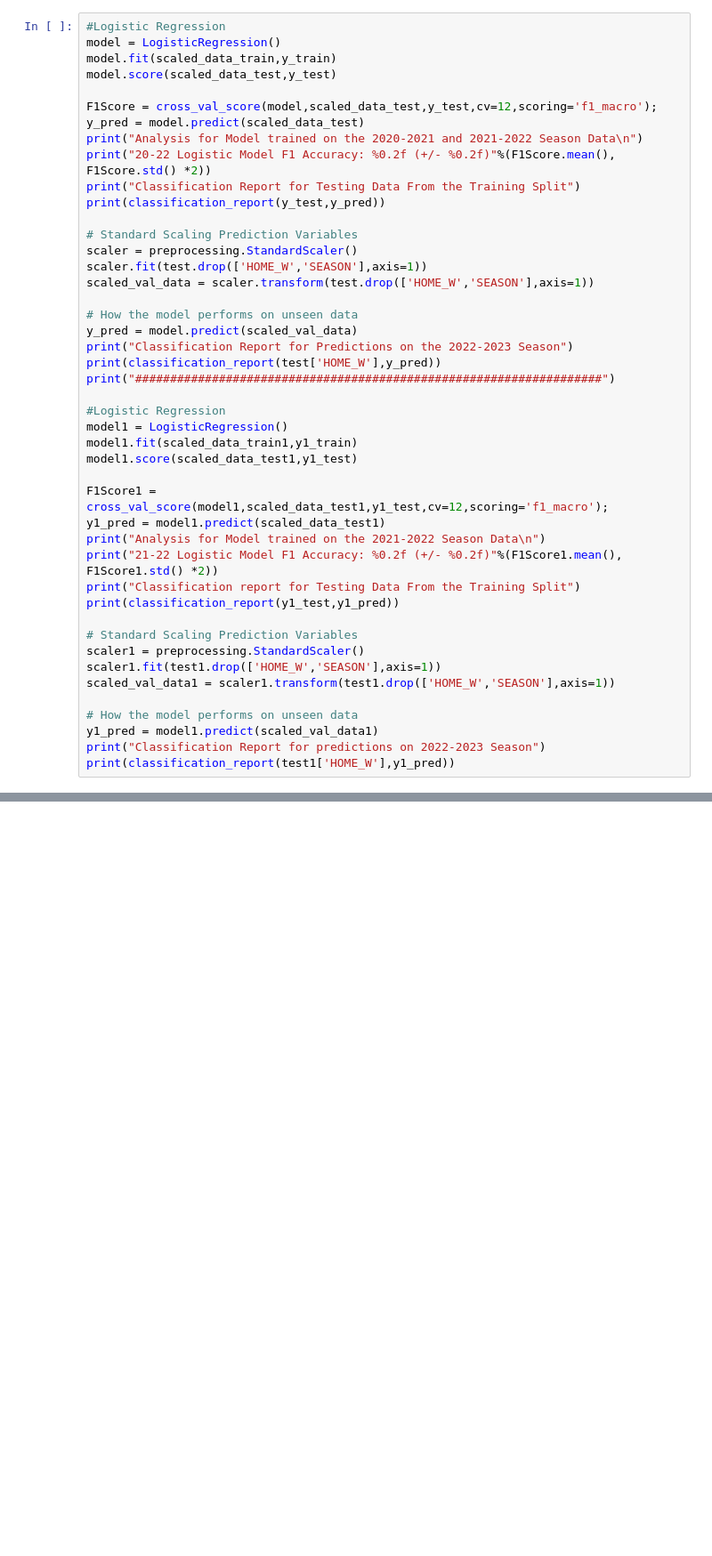
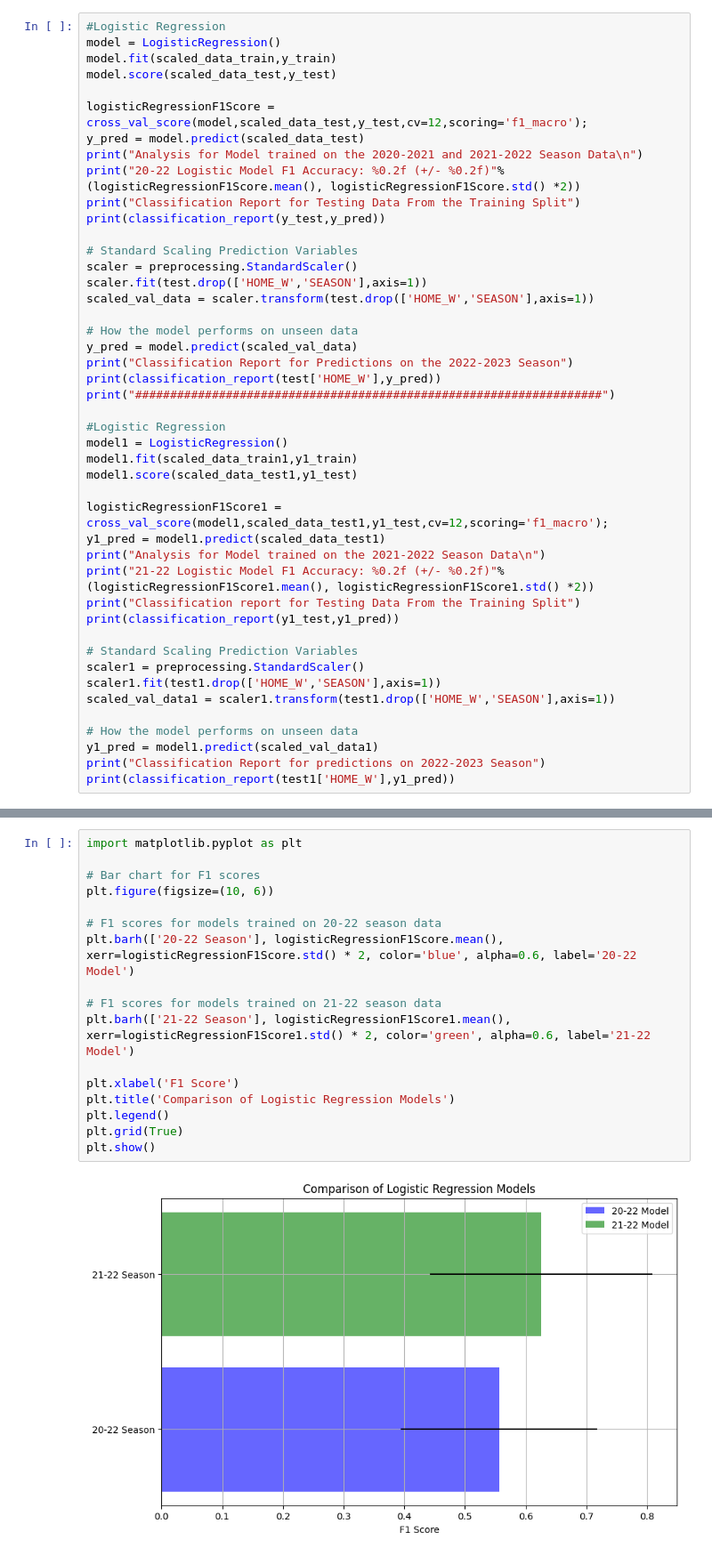
Before and after one commit to Caleb-Highsmith/MachineLearningSports, a Jupyter notebook: Jupyter Notebook Season Markdowns/logisticRegression.ipynb, the cells around one changed output, grey strips where cells are left out. Shown at 89% size. Cells and saved outputs as stored; diff of their text form; blank space fills up the shorter version.

Commit message:
Adding new comparisons

```diff
--- a/Jupyter Notebook Season Markdowns/logisticRegression.ipynb
+++ b/Jupyter Notebook Season Markdowns/logisticRegression.ipynb
@@ -49,10 +68,10 @@ model = LogisticRegression()
 model.fit(scaled_data_train,y_train)
 model.score(scaled_data_test,y_test)
 
-F1Score = cross_val_score(model,scaled_data_test,y_test,cv=12,scoring='f1_macro');
+logisticRegressionF1Score = cross_val_score(model,scaled_data_test,y_test,cv=12,scoring='f1_macro');
 y_pred = model.predict(scaled_data_test)
 print("Analysis for Model trained on the 2020-2021 and 2021-2022 Season Data\n")
-print("20-22 Logistic Model F1 Accuracy: %0.2f (+/- %0.2f)"%(F1Score.mean(), F1Score.std() *2))
+print("20-22 Logistic Model F1 Accuracy: %0.2f (+/- %0.2f)"%(logisticRegressionF1Score.mean(), logisticRegressionF1Score.std() *2))
 print("Classification Report for Testing Data From the Training Split")
 print(classification_report(y_test,y_pred))
 
@@ -72,10 +91,10 @@ model1 = LogisticRegression()
 model1.fit(scaled_data_train1,y1_train)
 model1.score(scaled_data_test1,y1_test)
 
-F1Score1 = cross_val_score(model1,scaled_data_test1,y1_test,cv=12,scoring='f1_macro');
+logisticRegressionF1Score1 = cross_val_score(model1,scaled_data_test1,y1_test,cv=12,scoring='f1_macro');
 y1_pred = model1.predict(scaled_data_test1)
 print("Analysis for Model trained on the 2021-2022 Season Data\n")
-print("21-22 Logistic Model F1 Accuracy: %0.2f (+/- %0.2f)"%(F1Score1.mean(), F1Score1.std() *2))
+print("21-22 Logistic Model F1 Accuracy: %0.2f (+/- %0.2f)"%(logisticRegressionF1Score1.mean(), logisticRegressionF1Score1.std() *2))
 print("Classification report for Testing Data From the Training Split")
 print(classification_report(y1_test,y1_pred))
 
@@ -90,0 +128,19 @@ print(classification_report(test1['HOME_W'],y1_pred))
+# %%
+import matplotlib.pyplot as plt
+
+# Bar chart for F1 scores
+plt.figure(figsize=(10, 6))
+
+# F1 scores for models trained on 20-22 season data
+plt.barh(['20-22 Season'], logisticRegressionF1Score.mean(), xerr=logisticRegressionF1Score.std() * 2, color='blue', alpha=0.6, label='20-22 Model')
+
+# F1 scores for models trained on 21-22 season data
+plt.barh(['21-22 Season'], logisticRegressionF1Score1.mean(), xerr=logisticRegressionF1Score1.std() * 2, color='green', alpha=0.6, label='21-22 Model')
+
+plt.xlabel('F1 Score')
+plt.title('Comparison of Logistic Regression Models')
+plt.legend()
+plt.grid(True)
+plt.show()
+# %% [output]
+[figure, added]
```
Also changed, not shown: parts of 3 cells of this notebook, 14 other files.
